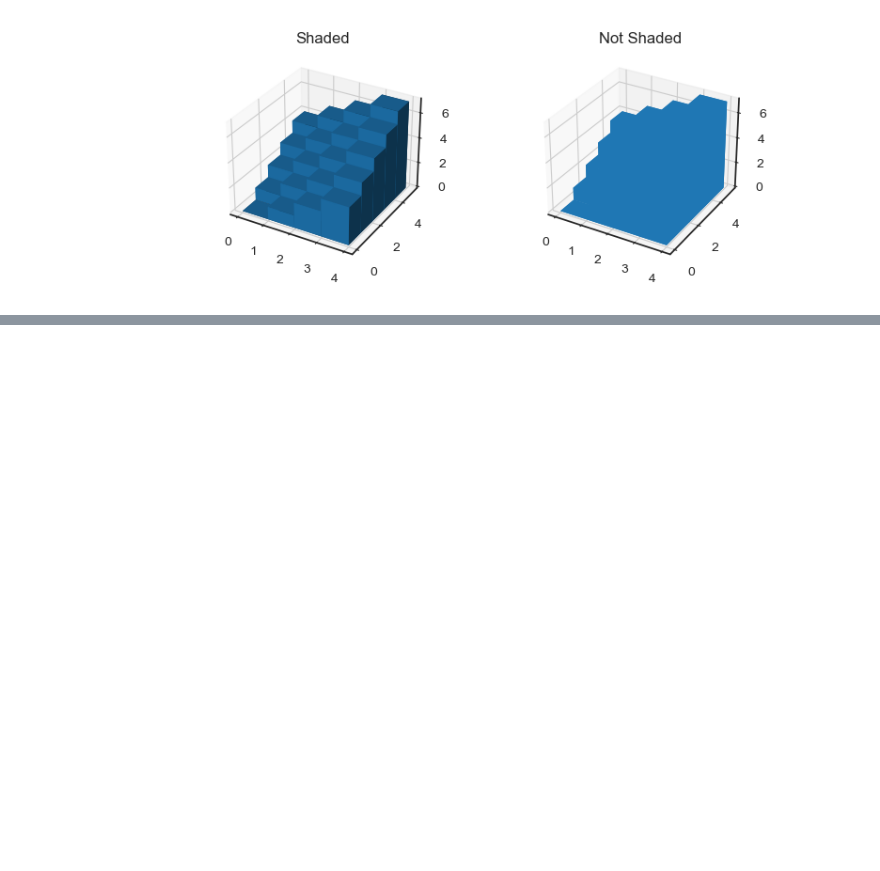
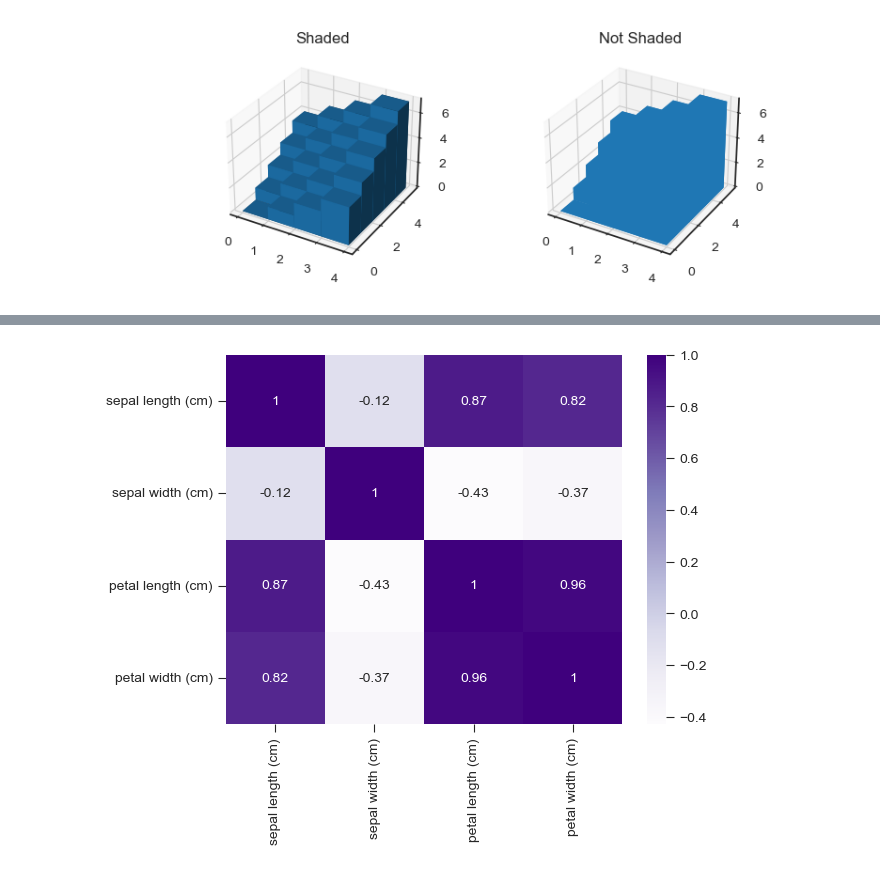
Before and after one commit to PurplePegasus08/My-ML-notes, a Jupyter notebook: Data visualizations/Plots.ipynb, the cells around one changed output, grey strips where cells are left out. Drawn from its saved outputs; the diff is of its cells as text; code cells hidden in the pictures; blank space fills up the shorter version.

```diff
--- a/Data visualizations/Plots.ipynb
+++ b/Data visualizations/Plots.ipynb
@@ -608,0 +681,12 @@ for i in range(1,100):
+# %%
+
+iris = load_iris()
+df = pd.DataFrame(iris.data, columns=iris.feature_names)
+correlation_matrix = df.corr()
+
+# Heatmap
+sns.heatmap(correlation_matrix, annot=True, cmap='Purples',cbar=True)
+plt.show()
+#plt.savefig('heapmap.png')
+# %% [output]
+[figure, added]
```
Also changed, not shown: parts of 10 cells of this notebook.
